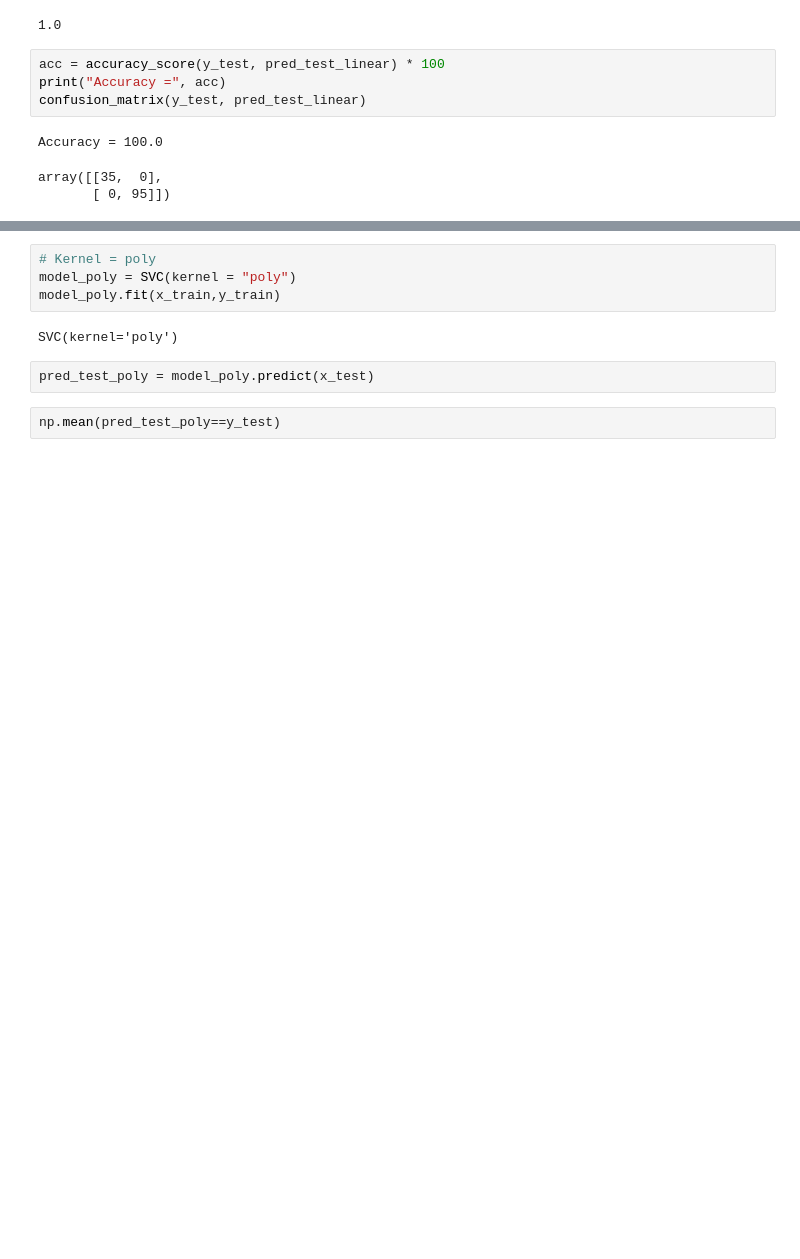
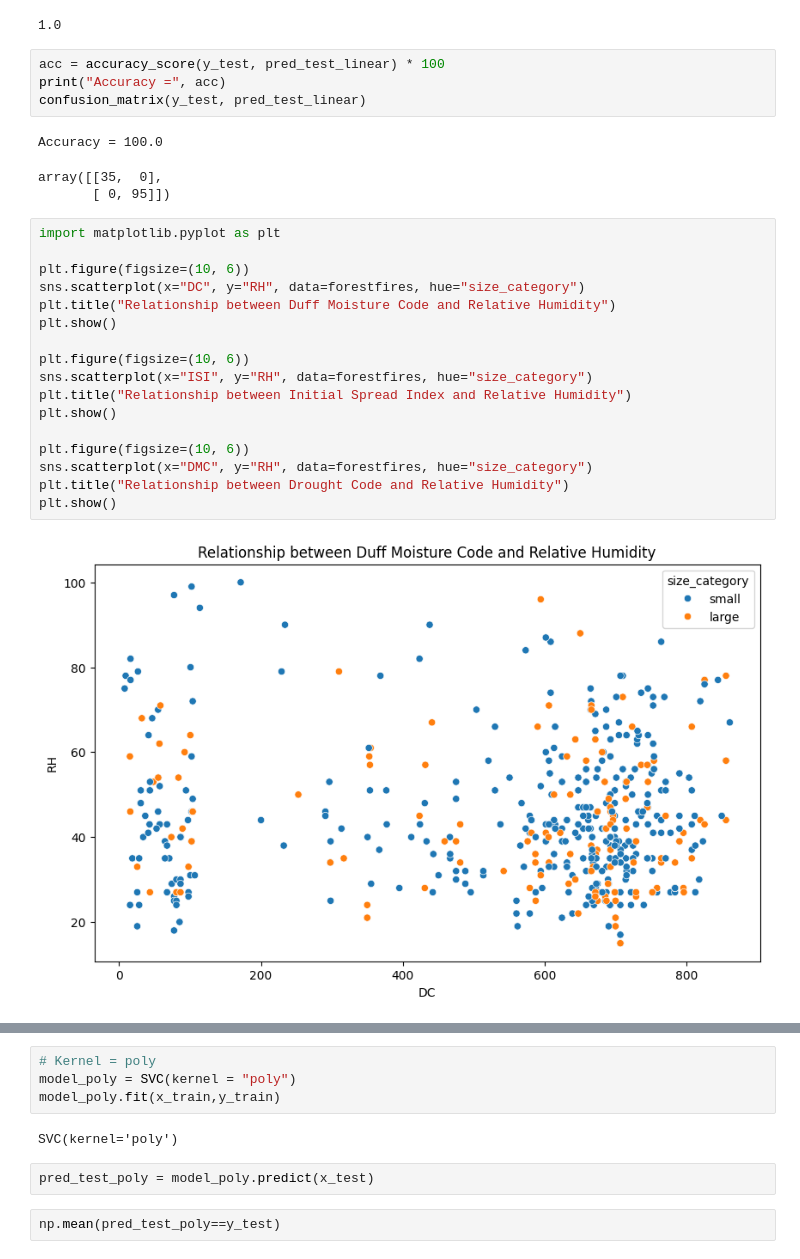
Before and after one commit to Mohammed-Aasim-9988/Assignments_DS, a Jupyter notebook: Assignment_SVM_Foresrfires.ipynb, the cells around one changed output, grey strips where cells are left out. Cells and saved outputs as stored; diff of their text form; blank space fills up the shorter version.

```diff
--- a/Assignment_SVM_Foresrfires.ipynb
+++ b/Assignment_SVM_Foresrfires.ipynb
@@ -135,3 +135,22 @@ confusion_matrix(y_test, pred_test_linear)
 Accuracy = 100.0
 array([[35,  0],
        [ 0, 95]])
+# %%
+import matplotlib.pyplot as plt
+
+plt.figure(figsize=(10, 6))
+sns.scatterplot(x="DC", y="RH", data=forestfires, hue="size_category")
+plt.title("Relationship between Duff Moisture Code and Relative Humidity")
+plt.show()
+
+plt.figure(figsize=(10, 6))
+sns.scatterplot(x="ISI", y="RH", data=forestfires, hue="size_category")
+plt.title("Relationship between Initial Spread Index and Relative Humidity")
+plt.show()
+
+plt.figure(figsize=(10, 6))
+sns.scatterplot(x="DMC", y="RH", data=forestfires, hue="size_category")
+plt.title("Relationship between Drought Code and Relative Humidity")
+plt.show()
+# %% [output]
+[figure, added]
```
Also changed, not shown: parts of 5 cells of this notebook.
